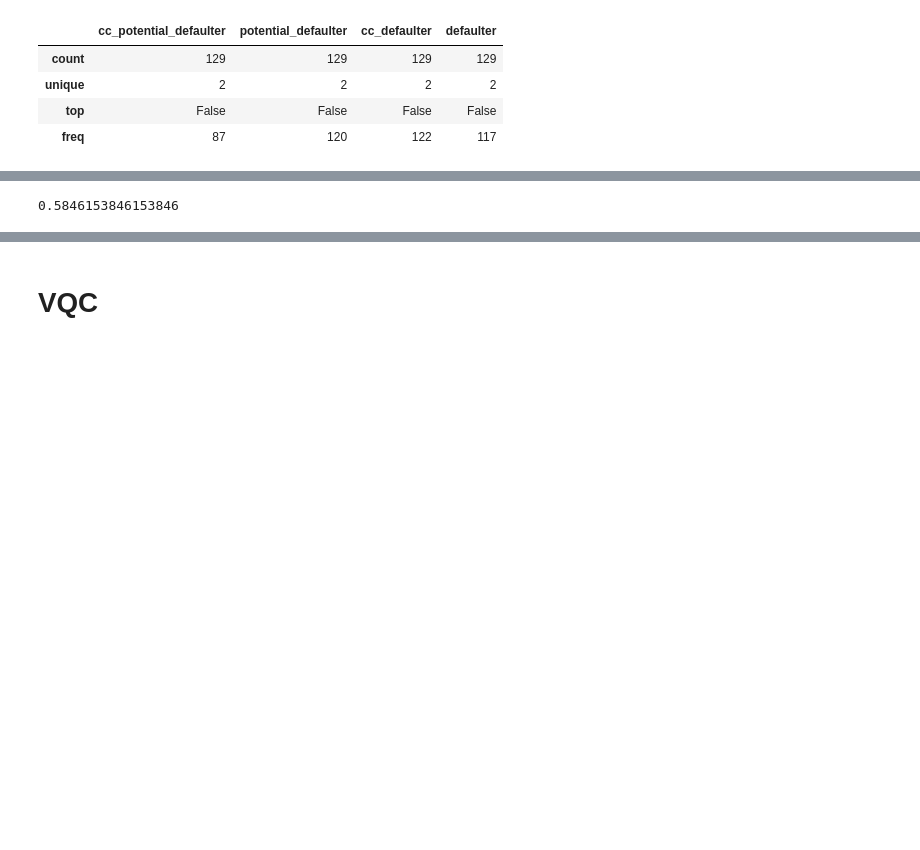
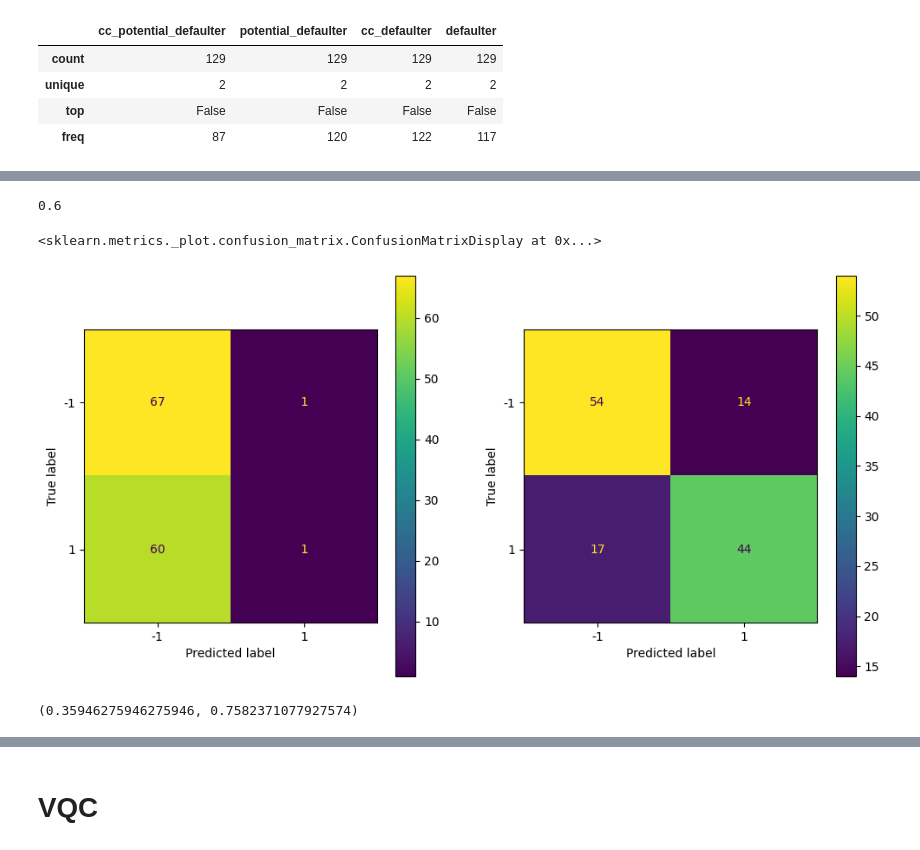
Before and after one commit to floatn/QML-for-finance, a Jupyter notebook: qml_qsvm.ipynb, the cells around one changed output, grey strips where cells are left out. Cells and saved outputs as stored; diff of their text form; code cells hidden in the pictures; blank space fills up the shorter version.

Commit message:
Added qsvm ouput and metrics comparison

```diff
--- a/qml_qsvm.ipynb
+++ b/qml_qsvm.ipynb
@@ -2632,7 +2702,8 @@ accuracy_score(qsvm_trained.predict(Xlda_test), y_test)
 # %%
-csvm = SVC()
+csvm = SVC(kernel='sigmoid')
 csvm_trained = csvm.fit(Xlda_train, y_res)
-
-accuracy_score(csvm_trained.predict(Xlda_test), y_test)
 # %% [output]
-0.5846153846153846
+0.6
+# %%
+X_c = np.concatenate([Xlda_train, Xlda_test])
+y_c = np.concat([y_train, y_test])
@@ -2638,0 +2717,15 @@ accuracy_score(csvm_trained.predict(Xlda_test), y_test)
+# %%
+y_pred_cv = cross_val_predict(csvm_trained, X_c, y_c, cv=5)
+cr = classification_report(y_c, y_pred_cv, output_dict=True)
+# %%
+y_pred_cv2 = cross_val_predict(qsvm_trained, X_c, y_c, cv=5)
+# %%
+import matplotlib.pyplot as plt
+
+
+_, (ax1, ax2) = plt.subplots(1, 2, figsize=(12, 6))
+ConfusionMatrixDisplay.from_predictions(y_c, y_pred_cv, ax=ax1)
+ConfusionMatrixDisplay.from_predictions(y_c, y_pred_cv2, ax=ax2)
+# %% [output]
+<sklearn.metrics._plot.confusion_matrix.ConfusionMatrixDisplay at 0x...>
+[figure, added]
@@ -2638,0 +2739,5 @@ accuracy_score(csvm_trained.predict(Xlda_test), y_test)
+# %%
+cr2 = classification_report(y_c, y_pred_cv2, output_dict=True)
+cr['macro avg']['f1-score'], cr2['macro avg']['f1-score']
+# %% [output]
+(0.35946275946275946, 0.7582371077927574)
```
Also changed, not shown: parts of 32 cells of this notebook, 4 other files.
